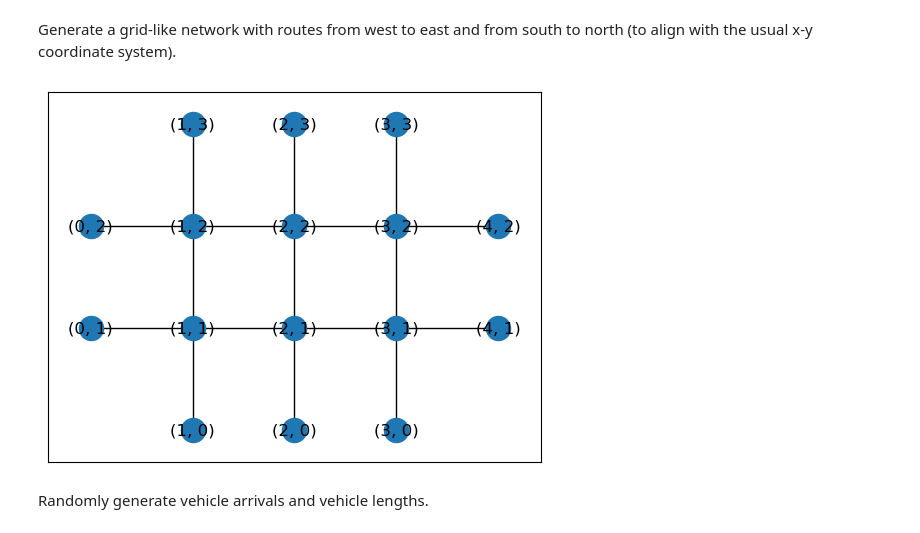
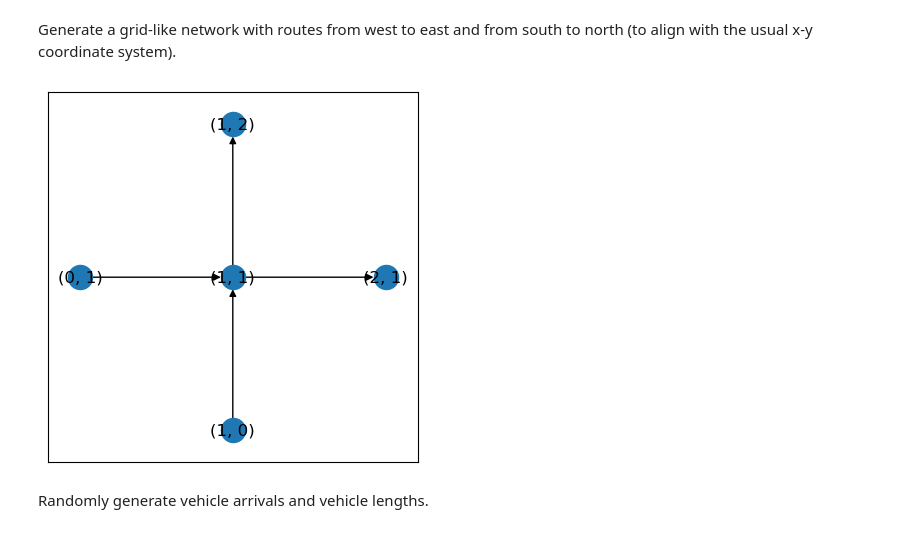
Before and after one commit to jeroenvanriel/traffic-scheduling, a Jupyter notebook: network/animation.ipynb, the cells around one changed output. Cells and saved outputs as stored; diff of their text form; code cells hidden in the pictures.

```diff
--- a/network/animation.ipynb
+++ b/network/animation.ipynb
@@ -10,10 +10,10 @@ from network.exact import solve
 # %% [markdown]
 Generate a grid-like network with routes from west to east and from south to north (to align with the usual x-y coordinate system).
 # %%
-G, routes = generate_grid_network(3, 2)
-draw_network(instance['G'])
+G, routes = generate_grid_network(1, 1)
+draw_network(G)
 # %% [output]
-[figure, old version]
+[figure, new version]
 # %% [markdown]
 Randomly generate vehicle arrivals and vehicle lengths.
 # %%
```
Also changed, not shown: parts of 5 cells of this notebook, 6 other files.
